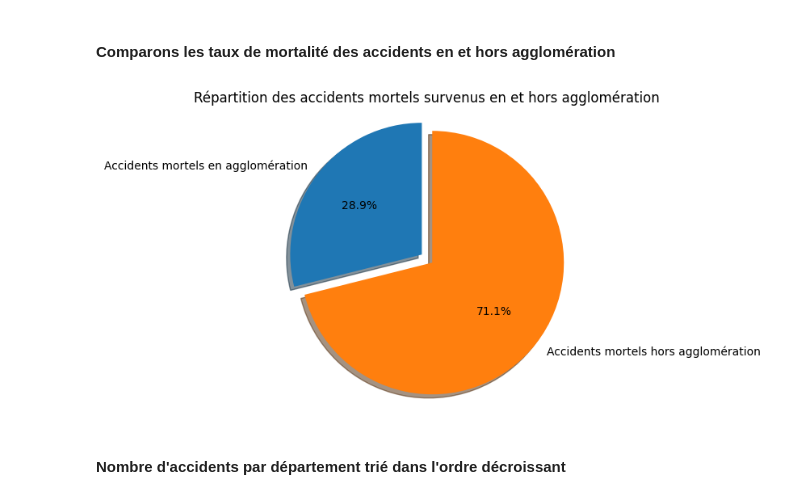
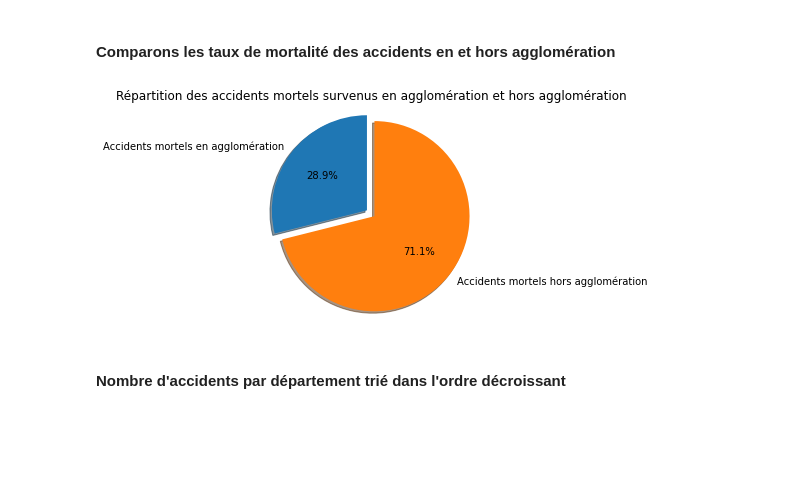
Before and after one commit to itasli/accidents-circulation-routiere, a Jupyter notebook: main_rdd.ipynb, the cells around one changed output. Saved outputs shown, nothing was run; the diff lists cells and outputs as text; code cells hidden in the pictures; blank space fills up the shorter version.

```diff
--- a/main_rdd.ipynb
+++ b/main_rdd.ipynb
@@ -197,28 +197,28 @@ On observe qu'une grande majorité d'accidents à lieu en agglomération
 # %%
 # comparaison des taux de mortalité entre les accidents survenus en agglomération et hors agglomération
 
 # on ne garde que les accidents mortels
 usagers_morts = usagers_rdd.filter(lambda x: x.grav == 2)
 
 # accidents mortels en agglomération
 usagers_morts_horsagglo = usagers_morts.join(caracteristiques_rdd.filter(lambda x: x.agg == 1))
 
 # accidents mortels en agglomération
 usagers_morts_agglo = usagers_morts.join(caracteristiques_rdd.filter(lambda x: x.agg == 2))
 
 
 labels = "Accidents mortels en agglomération", "Accidents mortels hors agglomération"
 sizes = usagers_morts_agglo.count(), usagers_morts_horsagglo.count()
 explode = (0, 0.1)  # permet de faire ressortir la part
 
 fig1, ax1 = plt.subplots()
 ax1.pie(sizes, explode=explode, labels=labels, autopct='%1.1f%%', shadow=True, startangle=90)
 ax1.axis('equal')
-ax1.title.set_text("Répartition des accidents mortels survenus en et hors agglomération")
+ax1.title.set_text("Répartition des accidents mortels survenus en agglomération et hors agglomération")
 
 plt.show()
 # %% [output]
-[figure, old version]
+[figure, new version]
 # %% [markdown]
 #### Nombre d'accidents par département trié dans l'ordre décroissant
 # %%
```
Also changed, not shown: parts of 12 cells of this notebook.
